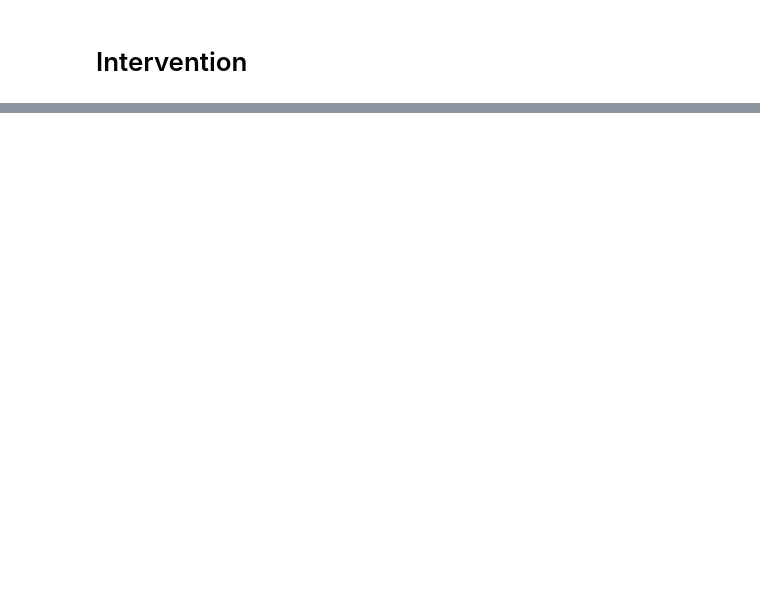
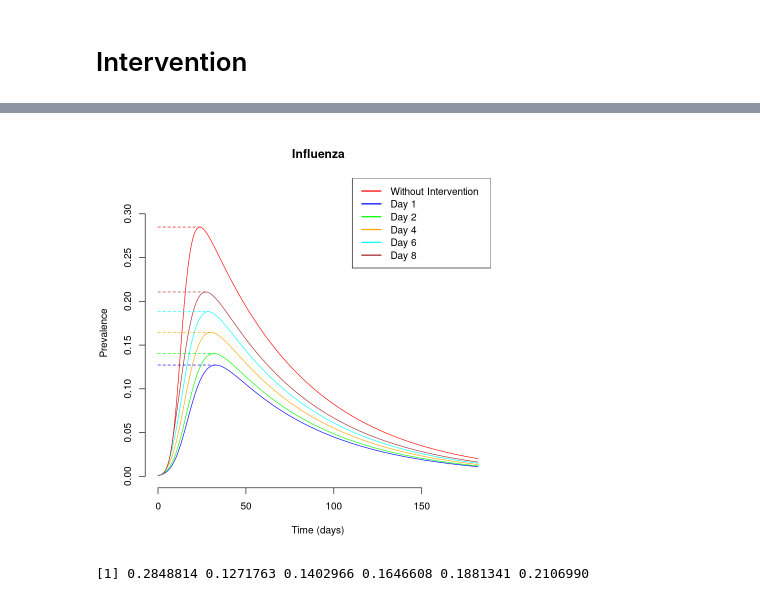
Before and after one commit to clemsadand/MMED-Group7, a Jupyter notebook: mmed_code_group7.ipynb, the cells around one changed output, grey strips where cells are left out. Cells and saved outputs as stored; diff of their text form; code cells hidden in the pictures; blank space fills up the shorter version.

```diff
--- a/mmed_code_group7.ipynb
+++ b/mmed_code_group7.ipynb
@@ -547,0 +570,61 @@ legend("topright", legend = c("Without Intervention0", "Day 1", "Day 2","Day 4",
+# %%
+# Find the maximum y-values and their corresponding time for each series
+max_y_without_interv <- max(ts_seirv_without_interv$P)
+max_y_without_interv_time <- ts_seirv_without_interv$time[which.max(ts_seirv_without_interv$P)]
+
+max_y_with_interv0 <- max(ts_seirv_with_interv0$P)
+max_y_with_interv0_time <- ts_seirv_with_interv0$time[which.max(ts_seirv_with_interv0$P)]
+
+max_y_with_interv1 <- max(ts_seirv_with_interv1$P)
+max_y_with_interv1_time <- ts_seirv_with_interv1$time[which.max(ts_seirv_with_interv1$P)]
+
+max_y_with_interv2 <- max(ts_seirv_with_interv2$P)
+max_y_with_interv2_time <- ts_seirv_with_interv2$time[which.max(ts_seirv_with_interv2$P)]
+
+max_y_with_interv3 <- max(ts_seirv_with_interv3$P)
+max_y_with_interv3_time <- ts_seirv_with_interv3$time[which.max(ts_seirv_with_interv3$P)]
+
+max_y_with_interv4 <- max(ts_seirv_with_interv4$P)
+max_y_with_interv4_time <- ts_seirv_with_interv4$time[which.max(ts_seirv_with_interv4$P)]
+
+# Find the overall maximum y-value
+max_y <- max(max_y_without_interv, max_y_with_interv0, max_y_with_interv1, max_y_with_interv2, max_y_with_interv3, max_y_with_interv4)
+
+# Plot the base graph
+plot(ts_seirv_without_interv$time,               # Time on the x axis
+     ts_seirv_without_interv$P,                  # Number infected (I) on the y axis
+     xlab = "Time (days)",     # Label the x axis
+     ylab = "Prevalence",  # Label the y axis
+     main = "Influenza",    # Plot title
+     xlim = c(0, max(ts_seirv_with_interv0$time)),           #
+     ylim = c(0, max_y*1.15),
+     col="red",
+     type = "l",                # Use a line plot
+     bty = "n")                 # Remove the box around the plot
+
+# Add additional lines for other interventions
+lines(ts_seirv_with_interv0$time, ts_seirv_with_interv0$P, col="blue")
+lines(ts_seirv_with_interv1$time, ts_seirv_with_interv1$P, col="green")
+lines(ts_seirv_with_interv2$time, ts_seirv_with_interv2$P, col="orange")
+lines(ts_seirv_with_interv3$time, ts_seirv_with_interv3$P, col="cyan")
+lines(ts_seirv_with_interv4$time, ts_seirv_with_interv4$P, col="brown")
+
+# Add legend
+legend("topright", legend = c("Without Intervention", "Day 1", "Day 2","Day 4", "Day 6","Day 8"),
+       col = c("red", "blue","green", "orange", "cyan","brown"), lwd = 2)
+
+# Add horizontal segments at the peaks
+segments(x0=-1, y0=max_y_without_interv, x1=max_y_without_interv_time, y1=max_y_without_interv, col="red", lty=2)
+segments(x0=-1, y0=max_y_with_interv0, x1=max_y_with_interv0_time, y1=max_y_with_interv0, col="blue", lty=2)
+segments(x0=-1, y0=max_y_with_interv1, x1=max_y_with_interv1_time, y1=max_y_with_interv1, col="green", lty=2)
+segments(x0=-1, y0=max_y_with_interv2, x1=max_y_with_interv2_time, y1=max_y_with_interv2, col="orange", lty=2)
+segments(x0=0, y0=max_y_with_interv3, x1=max_y_with_interv3_time, y1=max_y_with_interv3, col="cyan", lty=2)
+segments(x0=0, y0=max_y_with_interv4, x1=max_y_with_interv4_time, y1=max_y_with_interv4, col="brown", lty=2)
+# %% [output]
+[figure, added]
+# %%
+
+print(c(max_y_without_interv, max_y_with_interv0, max_y_with_interv1, max_y_with_interv2,
+      max_y_with_interv3, max_y_with_interv4))
+# %% [output]
+[1] 0.2848814 0.1271763 0.1402966 0.1646608 0.1881341 0.2106990
```
Also changed, not shown: parts of 9 cells of this notebook.
